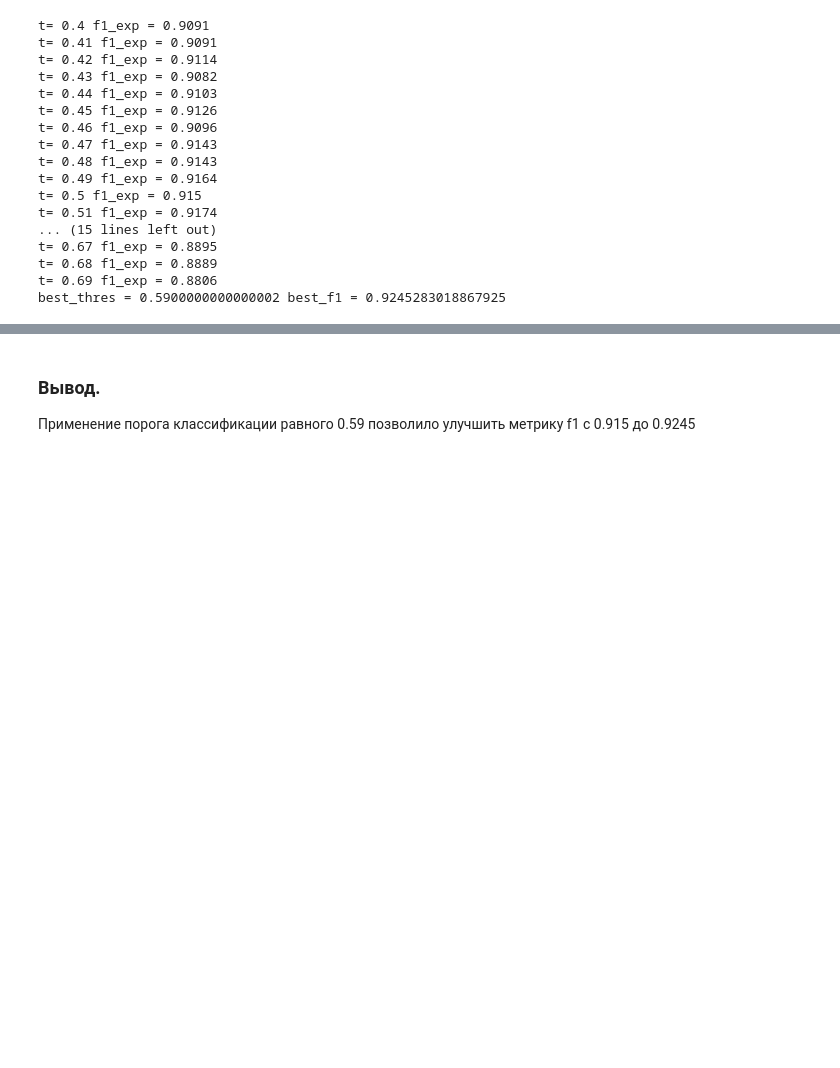
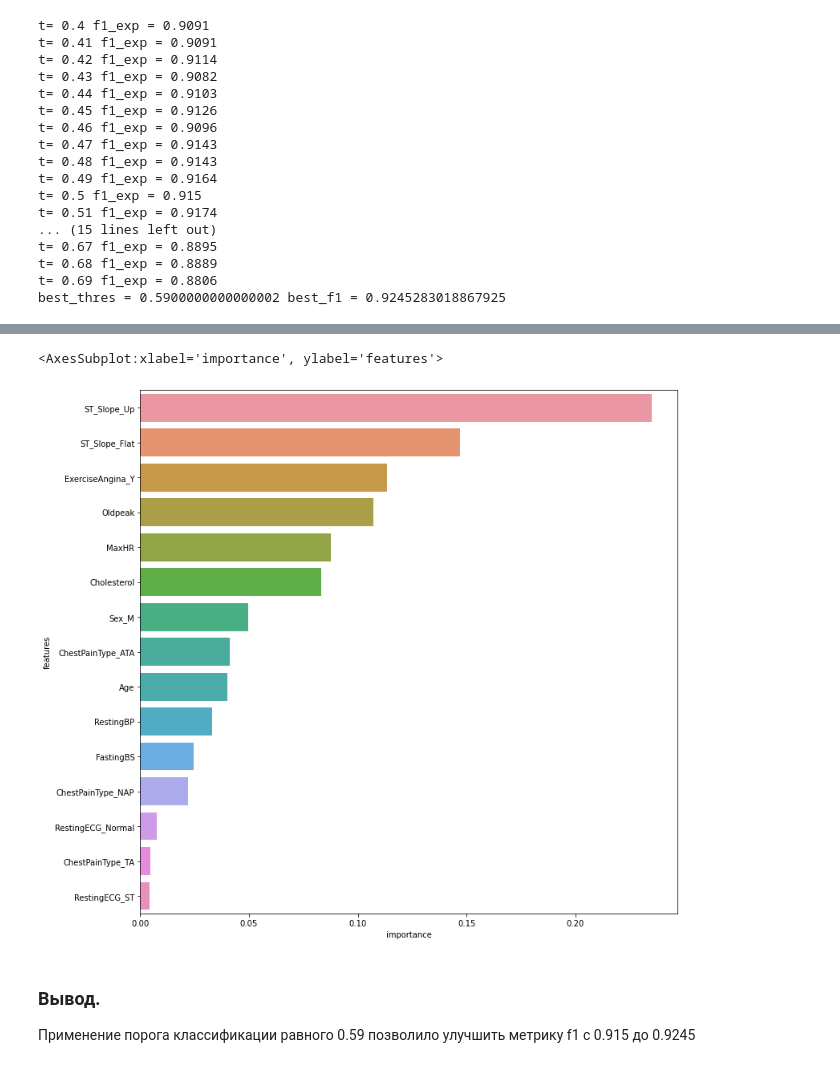
Before and after one commit to dmitrySkachan/heart_disease_clf, a Jupyter notebook: room_2.ipynb, the cells around one changed output, grey strips where cells are left out. Cells and saved outputs as stored; diff of their text form; code cells hidden in the pictures; blank space fills up the shorter version.

```diff
--- a/room_2.ipynb
+++ b/room_2.ipynb
@@ -441,3 +442,12 @@ t= 0.67 f1_exp = 0.8895
 t= 0.68 f1_exp = 0.8889
 t= 0.69 f1_exp = 0.8806
 best_thres = 0.5900000000000002 best_f1 = 0.9245283018867925
+# %%
+# Визуализация лучших признаков.
+f_imp = pd.DataFrame(
+    data={'features': rf_clf.feature_names_in_,
+          'importance': rf_clf.feature_importances_
+         }
+)
+f_imp.sort_values(by='importance', inplace=True, ascending=False)
+f_imp
@@ -444,3 +471,9 @@ best_thres = 0.5900000000000002 best_f1 = 0.9245283018867925
+# %%
+plt.figure(figsize=(12,12))
+sns.barplot(x=f_imp.importance, y=f_imp.features)
+# %% [output]
+<AxesSubplot:xlabel='importance', ylabel='features'>
+[figure, added]
 # %% [markdown]
 ### Вывод.
 Применение порога классификации равного 0.59 позволило улучшить метрику f1 c 0.915 до 0.9245
```
Also changed, not shown: parts of 2 cells of this notebook.
